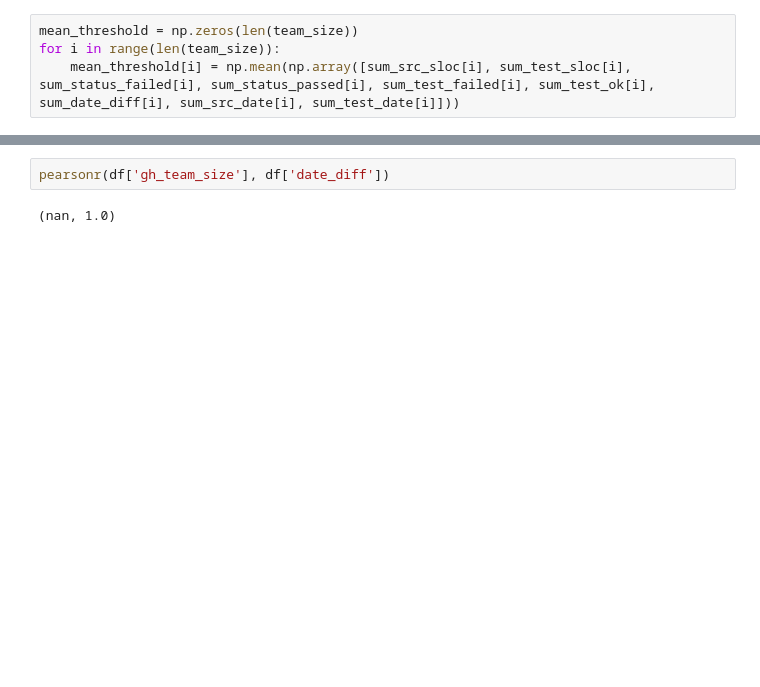
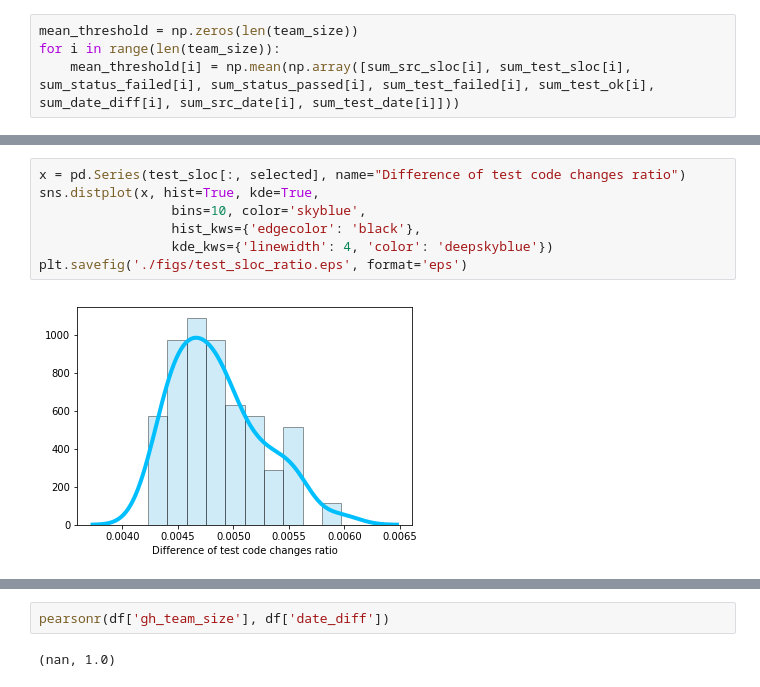
Before and after one commit to cmput402-w19/project-saragholami, a Jupyter notebook: Thresholding.ipynb, the cells around one changed output, grey strips where cells are left out. Drawn from its saved outputs; the diff is of its cells as text; blank space fills up the shorter version.

```diff
--- a/Thresholding.ipynb
+++ b/Thresholding.ipynb
@@ -220,0 +186,9 @@ np.argmax(mean_threshold)
+# %%
+x = pd.Series(test_sloc[:, selected], name="Difference of test code changes ratio")
+sns.distplot(x, hist=True, kde=True,
+                 bins=10, color='skyblue',
+                 hist_kws={'edgecolor': 'black'},
+                 kde_kws={'linewidth': 4, 'color': 'deepskyblue'})
+plt.savefig('./figs/test_sloc_ratio.eps', format='eps')
+# %% [output]
+[figure, added]
```
Also changed, not shown: parts of 29 cells of this notebook, 23 other files.
